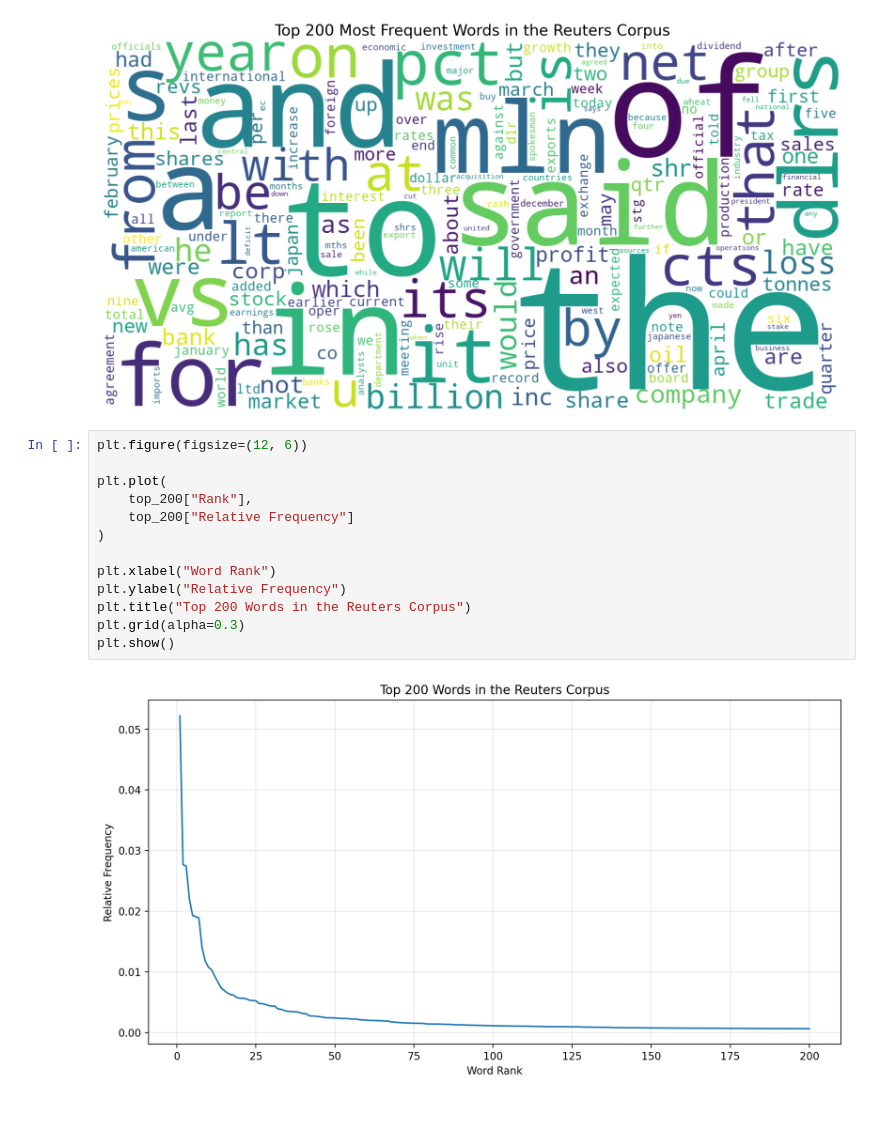
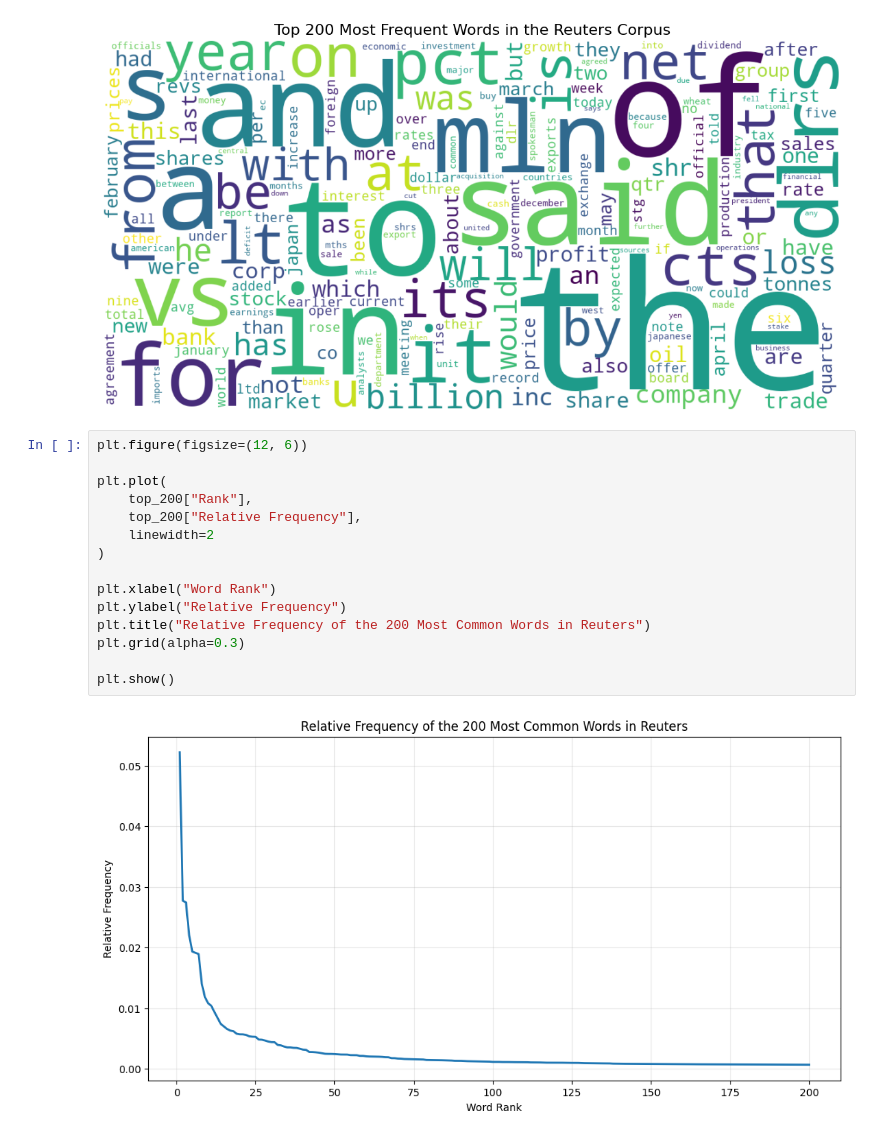
Before and after one commit to yanarabkova/Data620, a Jupyter notebook: Week8/Week8_HW_YR.ipynb, the cells around one changed output. Saved outputs shown, nothing was run; the diff lists cells and outputs as text.

```diff
--- a/Week8/Week8_HW_YR.ipynb
+++ b/Week8/Week8_HW_YR.ipynb
@@ -111,19 +143,21 @@ plt.title("Top 200 Most Frequent Words in the Reuters Corpus", fontsize=16)
 plt.show()
 # %% [output]
 [figure]
-# %%
-plt.figure(figsize=(12, 6))
-
-plt.plot(
-    top_200["Rank"],
-    top_200["Relative Frequency"]
-)
-
-plt.xlabel("Word Rank")
-plt.ylabel("Relative Frequency")
-plt.title("Top 200 Words in the Reuters Corpus")
-plt.grid(alpha=0.3)
-plt.show()
-# %% [output]
-[figure, removed]
+# %%
+plt.figure(figsize=(12, 6))
+
+plt.plot(
+    top_200["Rank"],
+    top_200["Relative Frequency"],
+    linewidth=2
+)
+
+plt.xlabel("Word Rank")
+plt.ylabel("Relative Frequency")
+plt.title("Relative Frequency of the 200 Most Common Words in Reuters")
+plt.grid(alpha=0.3)
+
+plt.show()
+# %% [output]
+[figure, added]
 # %%
```
Also changed, not shown: parts of 12 cells of this notebook.
